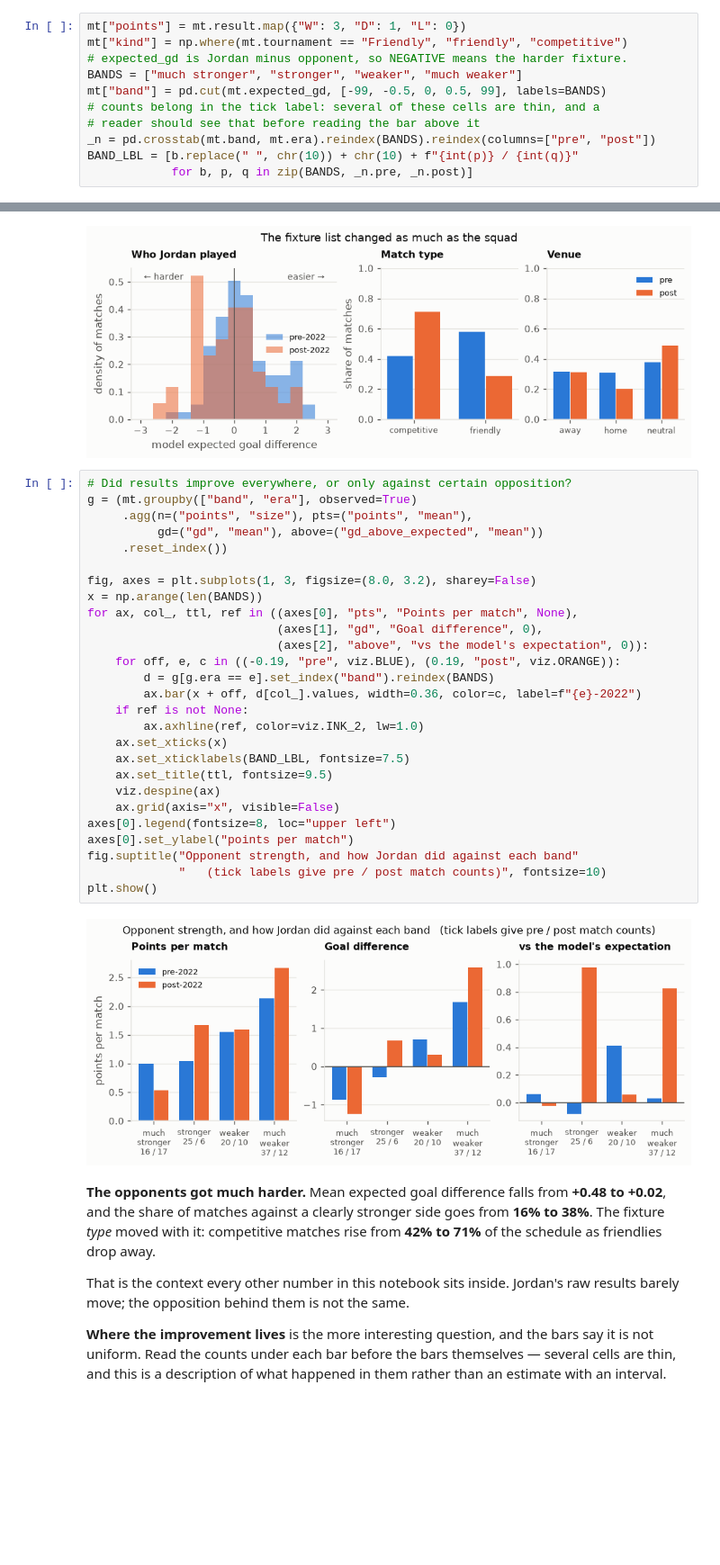
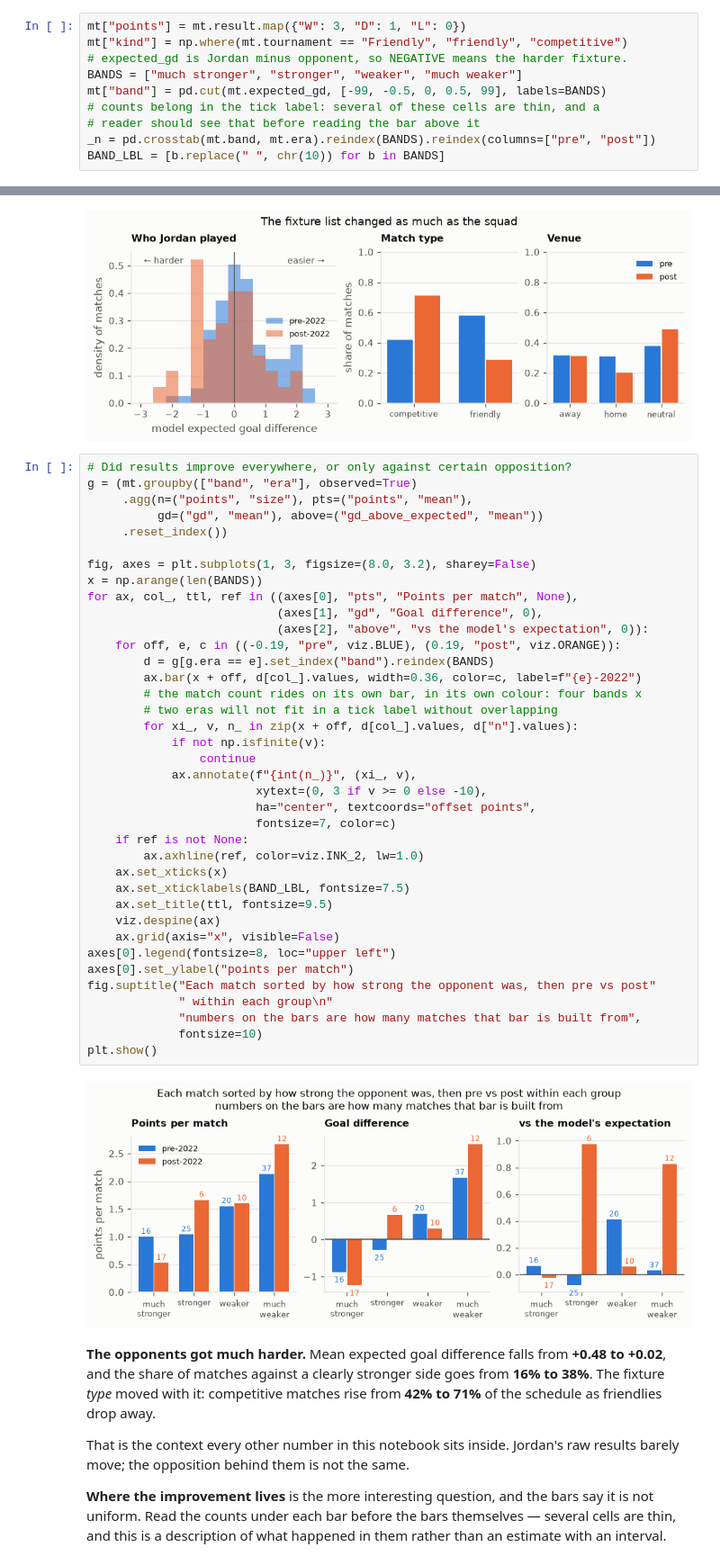
Before and after one commit to mqedan217/jordan-football-strength, a Jupyter notebook: notebooks/03_where_the_goals_came_from.ipynb, the cells around one changed output, grey strips where cells are left out. Shown at 90% size. Saved outputs shown, nothing was run; the diff lists cells and outputs as text; blank space fills up the shorter version.

```diff
--- a/notebooks/03_where_the_goals_came_from.ipynb
+++ b/notebooks/03_where_the_goals_came_from.ipynb
@@ -681,8 +681,7 @@ mt["band"] = pd.cut(mt.expected_gd, [-99, -0.5, 0, 0.5, 99], labels=BANDS)
 # counts belong in the tick label: several of these cells are thin, and a
 # reader should see that before reading the bar above it
 _n = pd.crosstab(mt.band, mt.era).reindex(BANDS).reindex(columns=["pre", "post"])
-BAND_LBL = [b.replace(" ", chr(10)) + chr(10) + f"{int(p)} / {int(q)}"
-            for b, p, q in zip(BANDS, _n.pre, _n.post)]
+BAND_LBL = [b.replace(" ", chr(10)) for b in BANDS]
 # %%
 fig, axes = plt.subplots(1, 3, figsize=(8.0, 3.0),
                          gridspec_kw={"width_ratios": [1.5, 1, 1]})
@@ -722,32 +721,43 @@ plt.show()
 # %%
 # Did results improve everywhere, or only against certain opposition?
 g = (mt.groupby(["band", "era"], observed=True)
      .agg(n=("points", "size"), pts=("points", "mean"),
           gd=("gd", "mean"), above=("gd_above_expected", "mean"))
      .reset_index())
 
 fig, axes = plt.subplots(1, 3, figsize=(8.0, 3.2), sharey=False)
 x = np.arange(len(BANDS))
 for ax, col_, ttl, ref in ((axes[0], "pts", "Points per match", None),
                            (axes[1], "gd", "Goal difference", 0),
                            (axes[2], "above", "vs the model's expectation", 0)):
     for off, e, c in ((-0.19, "pre", viz.BLUE), (0.19, "post", viz.ORANGE)):
         d = g[g.era == e].set_index("band").reindex(BANDS)
         ax.bar(x + off, d[col_].values, width=0.36, color=c, label=f"{e}-2022")
+        # the match count rides on its own bar, in its own colour: four bands x
+        # two eras will not fit in a tick label without overlapping
+        for xi_, v, n_ in zip(x + off, d[col_].values, d["n"].values):
+            if not np.isfinite(v):
+                continue
+            ax.annotate(f"{int(n_)}", (xi_, v),
+                        xytext=(0, 3 if v >= 0 else -10),
+                        ha="center", textcoords="offset points",
+                        fontsize=7, color=c)
     if ref is not None:
         ax.axhline(ref, color=viz.INK_2, lw=1.0)
     ax.set_xticks(x)
     ax.set_xticklabels(BAND_LBL, fontsize=7.5)
     ax.set_title(ttl, fontsize=9.5)
     viz.despine(ax)
     ax.grid(axis="x", visible=False)
 axes[0].legend(fontsize=8, loc="upper left")
 axes[0].set_ylabel("points per match")
-fig.suptitle("Opponent strength, and how Jordan did against each band"
-             "   (tick labels give pre / post match counts)", fontsize=10)
+fig.suptitle("Each match sorted by how strong the opponent was, then pre vs post"
+             " within each group\n"
+             "numbers on the bars are how many matches that bar is built from",
+             fontsize=10)
 plt.show()
 # %% [output]
-[figure, old version]
+[figure, new version]
 # %% [markdown]
 **The opponents got much harder.** Mean expected goal difference falls from
 **+0.48 to +0.02**, and the share of matches against a clearly stronger side
```
Also changed, not shown: 1 other file.
